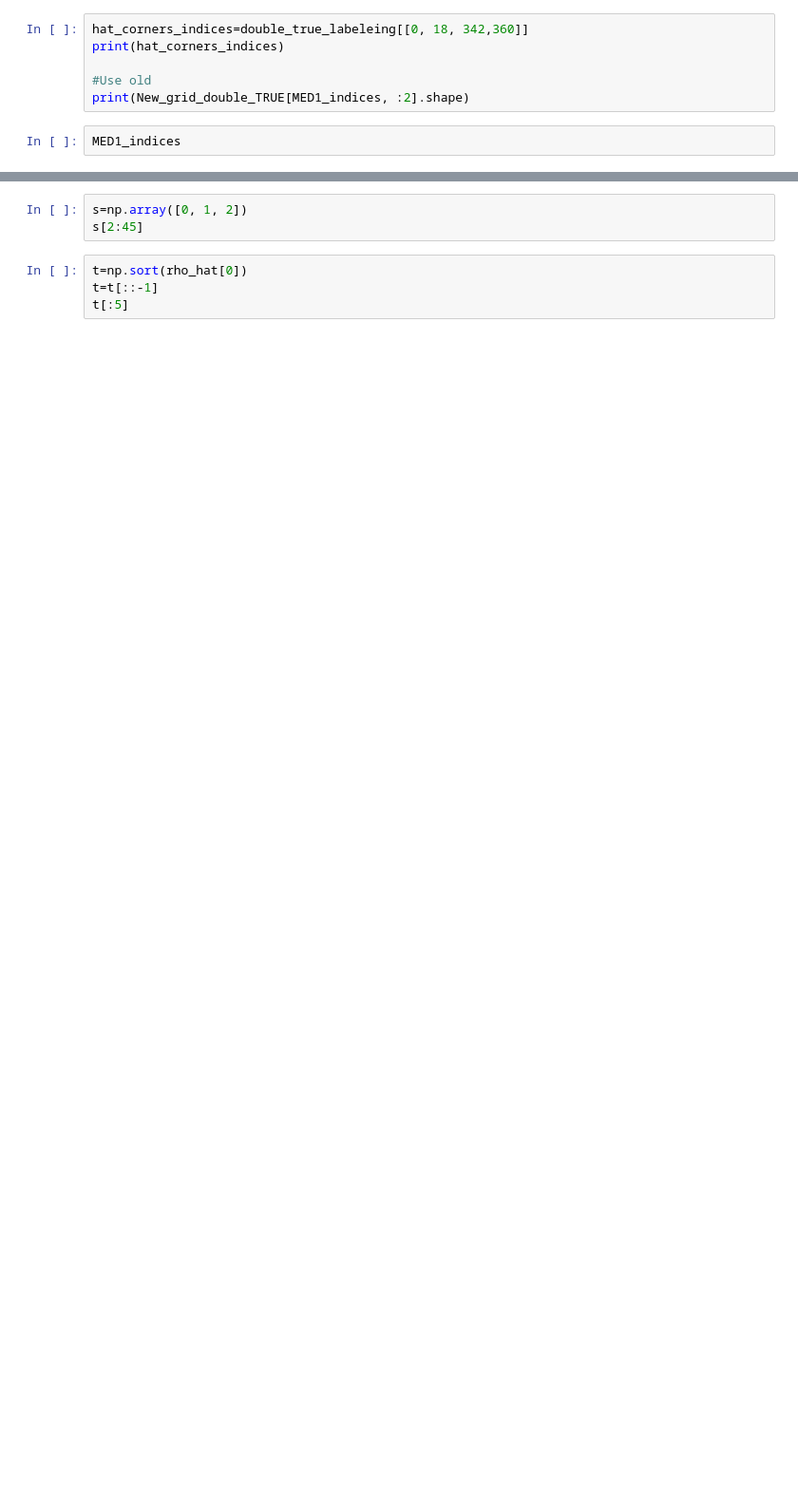
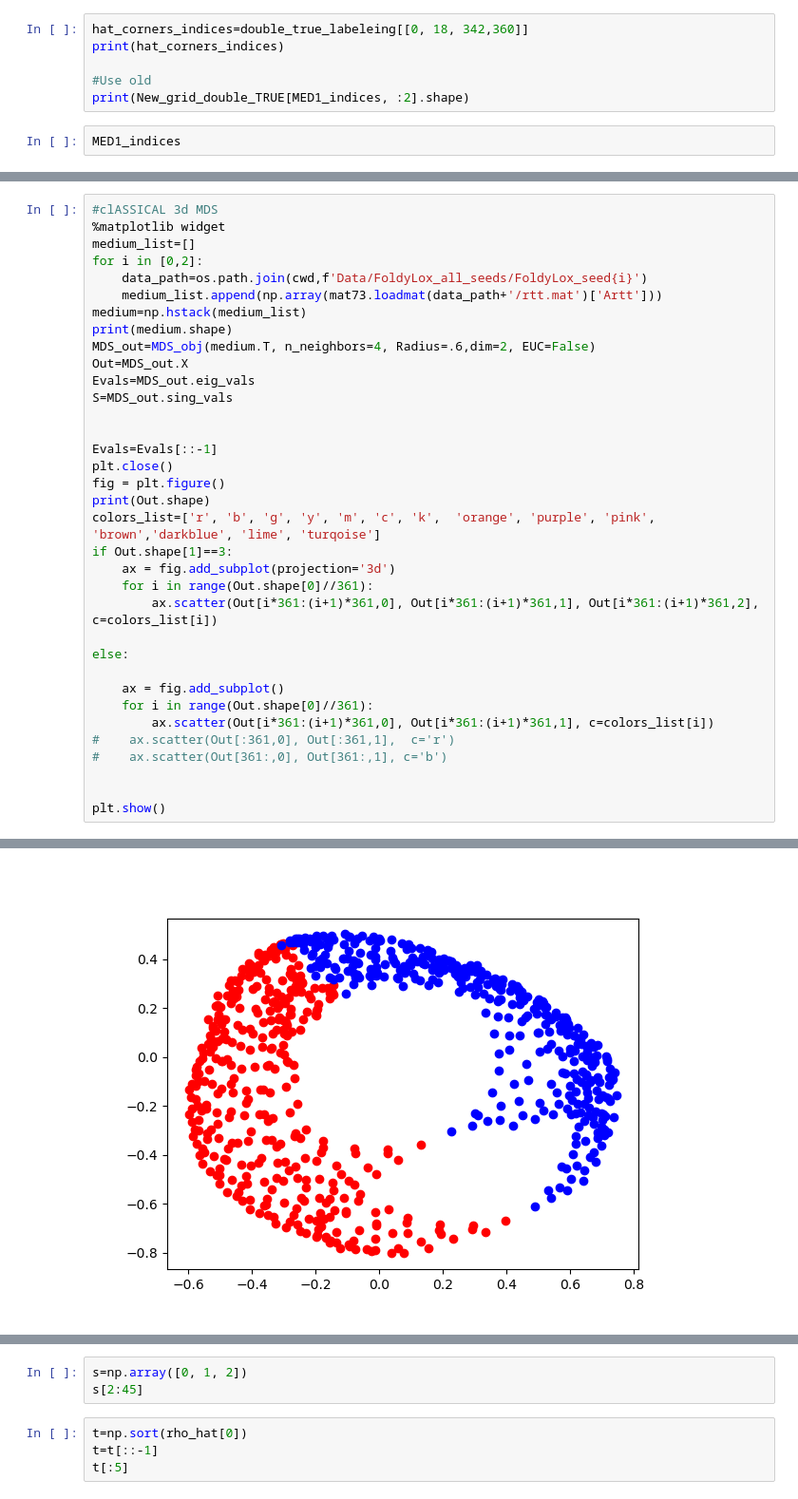
Before and after one commit to alexei-novikov/RM_imaging, a Jupyter notebook: Multi_media_imaging.ipynb, the cells around one changed output, grey strips where cells are left out. Shown at 95% size. Saved outputs shown, nothing was run; the diff lists cells and outputs as text; blank space fills up the shorter version.

```diff
--- a/Multi_media_imaging.ipynb
+++ b/Multi_media_imaging.ipynb
@@ -2064,0 +2069,36 @@ LinAlgError: Array must not contain infs or NaNs
+# %%
+#clASSICAL 3d MDS
+%matplotlib widget
+medium_list=[]
+for i in [0,2]:
+    data_path=os.path.join(cwd,f'Data/FoldyLox_all_seeds/FoldyLox_seed{i}')
+    medium_list.append(np.array(mat73.loadmat(data_path+'/rtt.mat')['Artt']))
+medium=np.hstack(medium_list)
+print(medium.shape)
+MDS_out=MDS_obj(medium.T, n_neighbors=4, Radius=.6,dim=2, EUC=False)
+Out=MDS_out.X
+Evals=MDS_out.eig_vals
+S=MDS_out.sing_vals
+
+
+Evals=Evals[::-1]
+plt.close()
+fig = plt.figure()
+print(Out.shape)
+colors_list=['r', 'b', 'g', 'y', 'm', 'c', 'k',  'orange', 'purple', 'pink', 'brown','darkblue', 'lime', 'turqoise']
+if Out.shape[1]==3:
+    ax = fig.add_subplot(projection='3d')
+    for i in range(Out.shape[0]//361):
+        ax.scatter(Out[i*361:(i+1)*361,0], Out[i*361:(i+1)*361,1], Out[i*361:(i+1)*361,2], c=colors_list[i])
+
+else:
+
+    ax = fig.add_subplot()
+    for i in range(Out.shape[0]//361):
+        ax.scatter(Out[i*361:(i+1)*361,0], Out[i*361:(i+1)*361,1], c=colors_list[i])
+#    ax.scatter(Out[:361,0], Out[:361,1],  c='r')
+#    ax.scatter(Out[361:,0], Out[361:,1], c='b')
+
+
+plt.show()
+# %% [output]
@@ -2064,0 +2109 @@ LinAlgError: Array must not contain infs or NaNs
+[figure, added]
```
Also changed, not shown: parts of 21 cells of this notebook, 1 other file.
